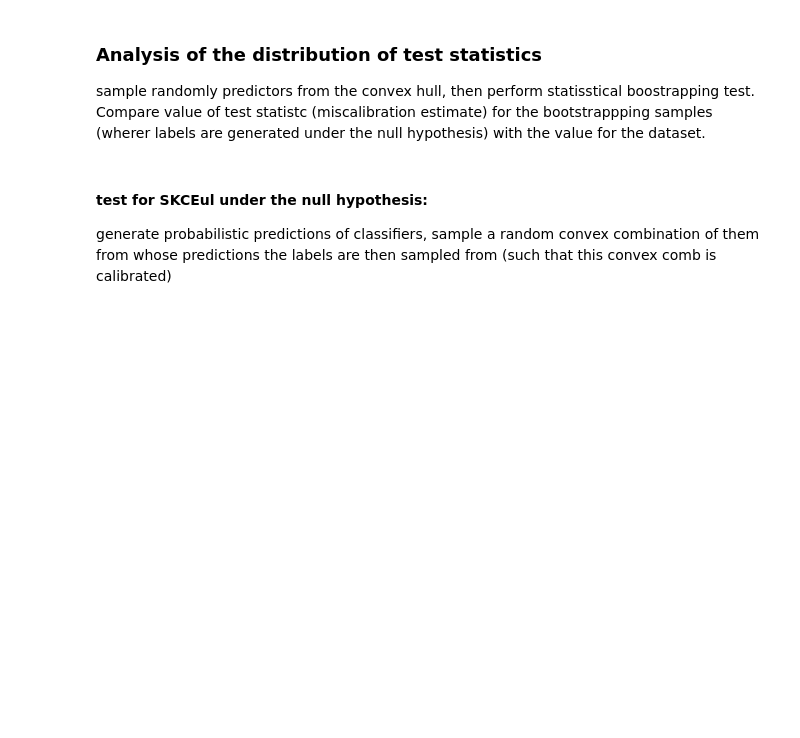
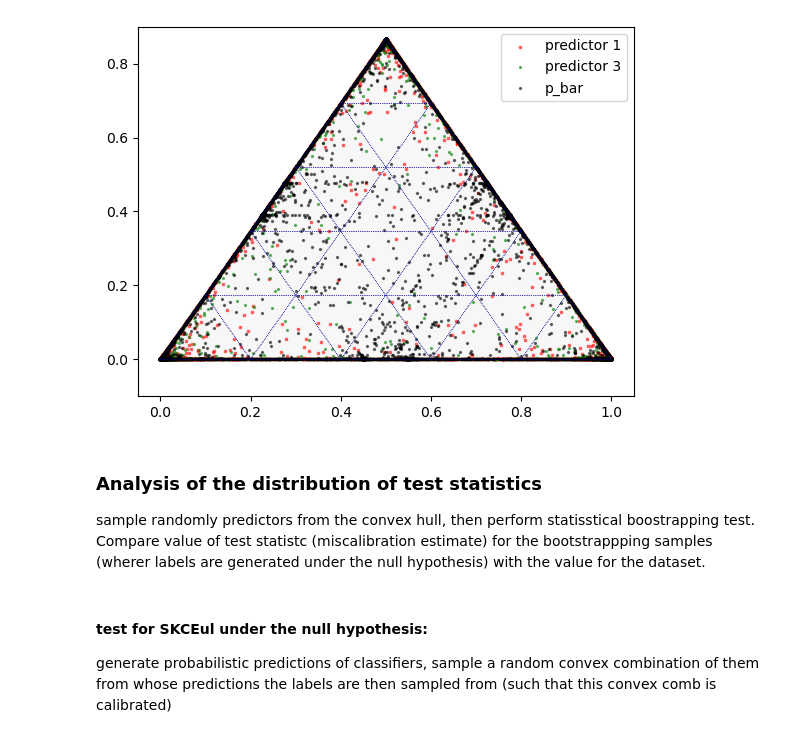
Before and after one commit to mkjuergens/EnsembleCalibration, a Jupyter notebook: ensemblecalibration/calibration/calibration_estimates/evaluate_dists.ipynb, the cells around one changed output. Drawn from its saved outputs; the diff is of its cells as text; code cells hidden in the pictures; blank space fills up the shorter version.

```diff
--- a/ensemblecalibration/calibration/calibration_estimates/evaluate_dists.ipynb
+++ b/ensemblecalibration/calibration/calibration_estimates/evaluate_dists.ipynb
@@ -11,3 +74,32 @@ from ensemblecalibration.calibration.calibration_estimates import skceuq
+# %%
+# evaluate experiments
+
+p_probs, y_labels = experiment_h0(N=10000, M=2, K=3, u=10)
+weights = np.random.dirichlet([1]*2)
+# calculate p_bar
+p_bar = calculate_pbar(weights_l=weights, P=p_probs, reshape=False, n_dims=1)
+p_bar_2 = weights @ p_probs
+
+# ternary figure
+fig, tax = ternary.figure(scale=1)
+tax.boundary(linewidth=1.5)
+
+tax.gridlines(color="black", multiple=.2, linewidth=.5)
+tax.gridlines(color="blue", multiple=.2, linewidth=.5)
+
+# Background color
+tax.set_background_color(color="whitesmoke", alpha=0.7) # the detault, essentially
+tax.scatter([tuple(p_probs[:,1,:][i]) for i in range(len(p_probs))], marker='s', color='red', s= 2, alpha=0.5, label='predictor 1')
+#tax.scatter([tuple(p_probs[:, 2,:][i]) for i in range(len(p_probs))], marker='D', color='blue', s= 2, alpha=0.5, label='predictor 2')
+tax.scatter([tuple(p_probs[:, 0,:][i]) for i in range(len(p_probs))], marker='o', color='green', s= 2, alpha=0.5, label='predictor 3')
+
+tax.scatter([tuple(p_bar[i]) for i in range(len(p_bar))], marker='o', color='black', s= 2, alpha=0.5, label='p_bar')
+#tax.scatter([tuple(p_bar_2[i]) for i in range(len(p_bar_2))], marker='o', color='orange', s= 2, alpha=0.5, label='p_bar_2')
+
+
+tax.legend()
+# %% [output]
+[figure, added]
 # %% [markdown]
 ### Analysis of the distribution of test statistics
 sample randomly predictors from the convex hull, then perform statisstical boostrapping test. Compare value
```
Also changed, not shown: parts of 7 cells of this notebook.
